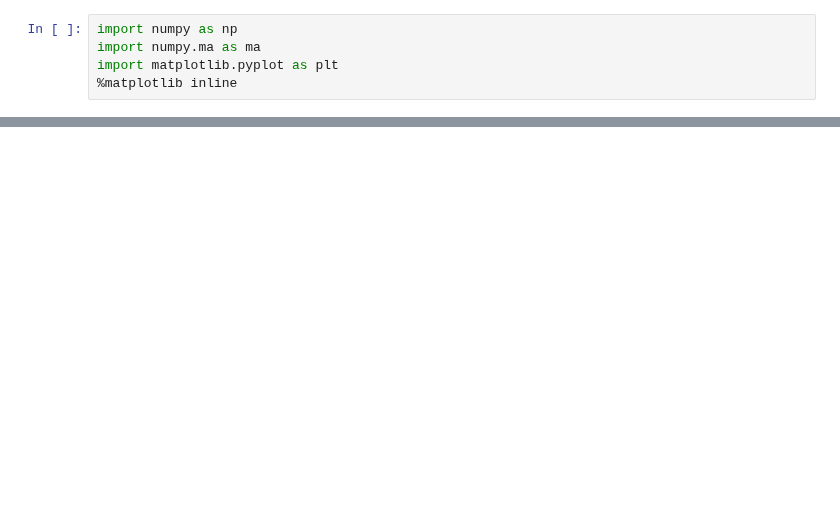
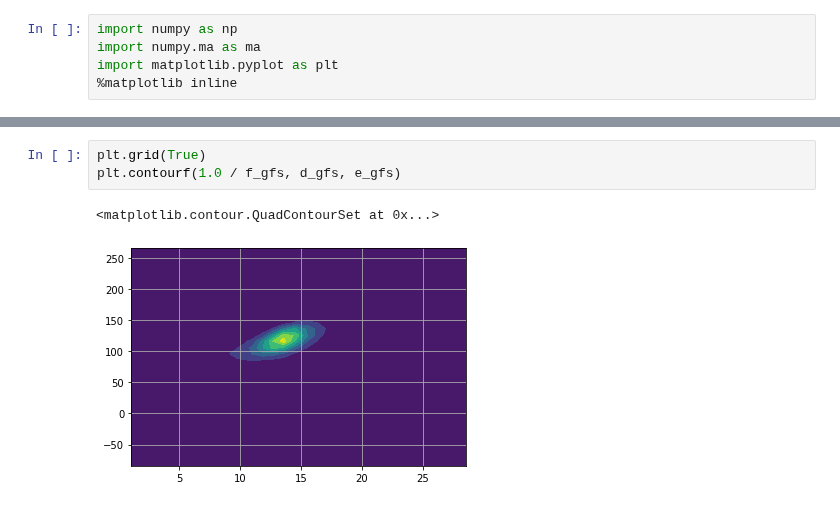
Before and after one commit to mpiannucci/surfrs, a Jupyter notebook: doc/frequency_spec.ipynb, the cells around one changed output, grey strips where cells are left out. Cells and saved outputs as stored; diff of their text form; blank space fills up the shorter version.

```diff
--- a/doc/frequency_spec.ipynb
+++ b/doc/frequency_spec.ipynb
@@ -24,0 +31,6 @@ NameError: name 'np' is not defined
+# %%
+plt.grid(True)
+plt.contourf(1.0 / f_gfs, d_gfs, e_gfs)
+# %% [output]
+<matplotlib.contour.QuadContourSet at 0x...>
+[figure, added]
```
Also changed, not shown: parts of 7 cells of this notebook, 3 other files.
